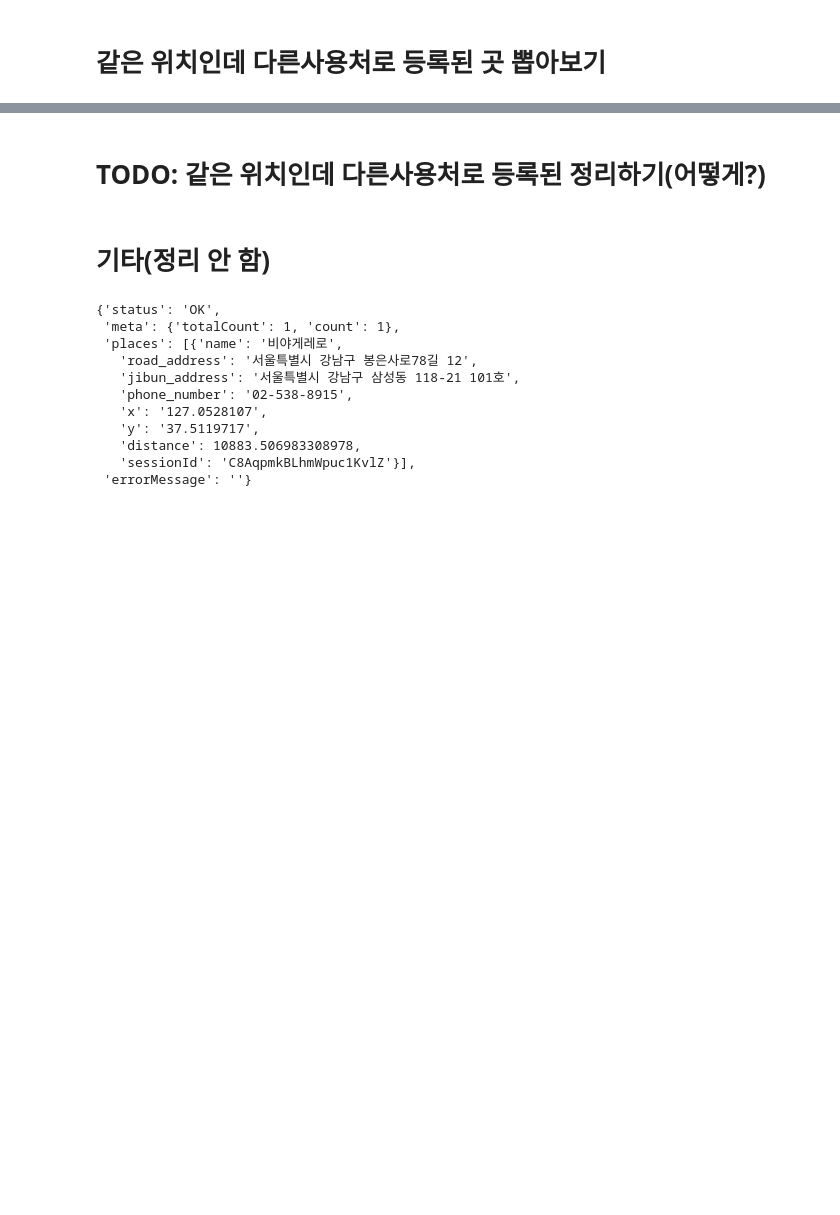
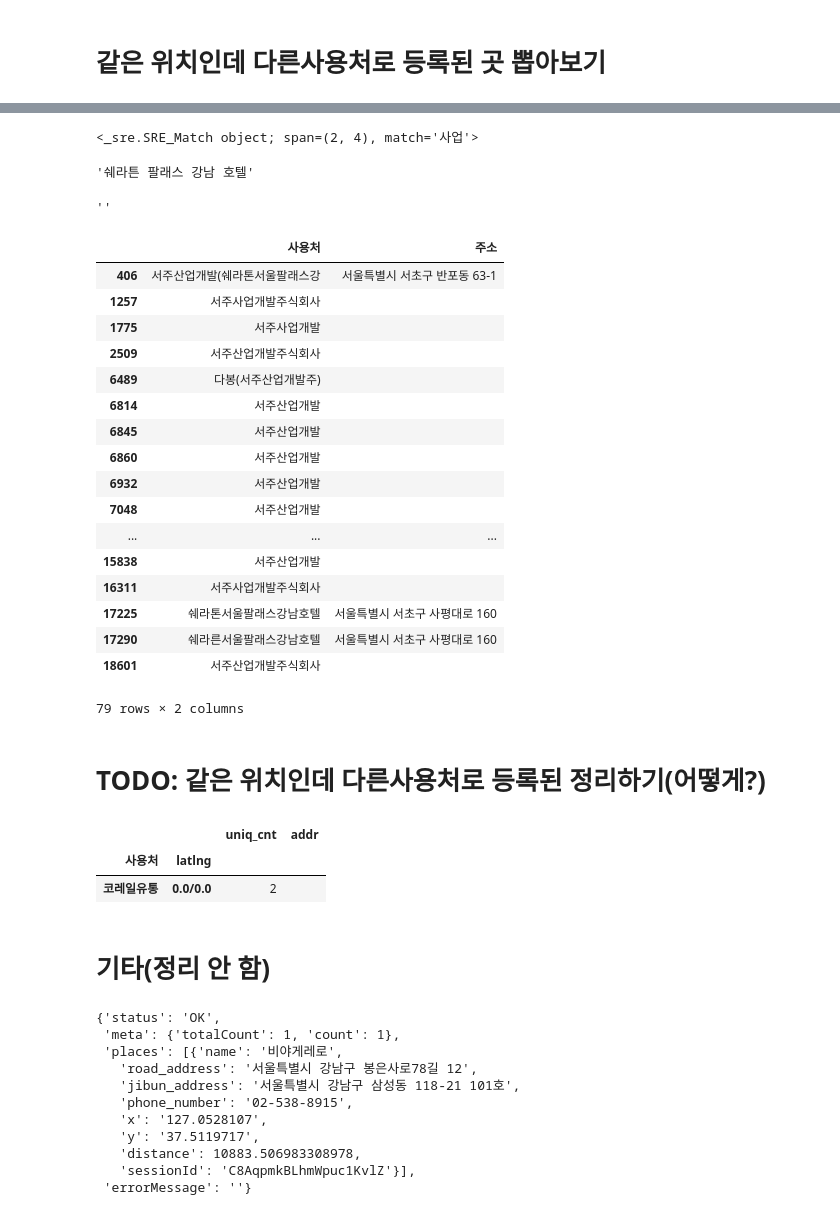
Before and after one commit to znmean/jonmat_data, a Jupyter notebook: jonmat.ipynb, the cells around one changed output, grey strips where cells are left out. Drawn from its saved outputs; the diff is of its cells as text; code cells hidden in the pictures; blank space fills up the shorter version.

Commit message:
Update jonmat.ipynb
normalize venue names

```diff
--- a/jonmat.ipynb
+++ b/jonmat.ipynb
@@ -160,5 +159,61 @@ df[df['lat'].isin(grouped['lat'][1:]) & df['lng'].isin(grouped['lng'][1:])].sort
+# %%
+re.search(r'사업', '서주사업개발주식회사')
+# %% [output]
+<_sre.SRE_Match object; span=(2, 4), match='사업'>
+# %%
+def normalize_name(name):
+    patterns = {
+        '쉐라튼 팔래스 강남 호텔':[
+            r'서주.*개발',
+            r'팔래스.*강남',
+        ],
+        '현대그린푸드국회의원식당':[
+            r'현대그린푸드국회의'
+        ]
+    }
+
+    for p in patterns:
+        for reg in patterns[p]:
+            if re.search(reg, name):
+                return p
+    return ''
+
+normalize_name('쉐라톤서울팔래스강남호텔')
+# %% [output]
+'쉐라튼 팔래스 강남 호텔'
+# %%
+normalize_name('여의도소호정')
+# %% [output]
+''
+# %%
+df[df['사용처'].apply(normalize_name) == '쉐라튼 팔래스 강남 호텔'][['사용처','주소']]
+# %% [output]
+|  | 사용처 | 주소 |
+| 406 | 서주산업개발(쉐라톤서울팔래스강 | 서울특별시 서초구 반포동 63-1 |
+| 1257 | 서주사업개발주식회사 |  |
+| 1775 | 서주사업개발 |  |
+| 2509 | 서주산업개발주식회사 |  |
+| 6489 | 다봉(서주산업개발주) |  |
+| 6814 | 서주산업개발 |  |
+| 6845 | 서주산업개발 |  |
+| 6860 | 서주산업개발 |  |
+| 6932 | 서주산업개발 |  |
+| 7048 | 서주산업개발 |  |
+| ... | ... | ... |
+| 15838 | 서주산업개발 |  |
+| 16311 | 서주사업개발주식회사 |  |
+| 17225 | 쉐라톤서울팔래스강남호텔 | 서울특별시 서초구 사평대로 160 |
+| 17290 | 쉐라른서울팔래스강남호텔 | 서울특별시 서초구 사평대로 160 |
+| 18601 | 서주산업개발주식회사 |  |
+79 rows × 2 columns
 # %% [markdown]
 # TODO: 같은 위치인데 다른사용처로 등록된 정리하기(어떻게?)
+# %%
+addr_grouped.query('uniq_cnt > 1')
+# %% [output]
+|  |  | uniq_cnt | addr |
+| 사용처 | latlng |  |  |
+| 코레일유통 | 0.0/0.0 | 2 |  |
 # %% [markdown]
 # 기타(정리 안 함)
 # %%
```
Also changed, not shown: parts of 12 cells of this notebook.
